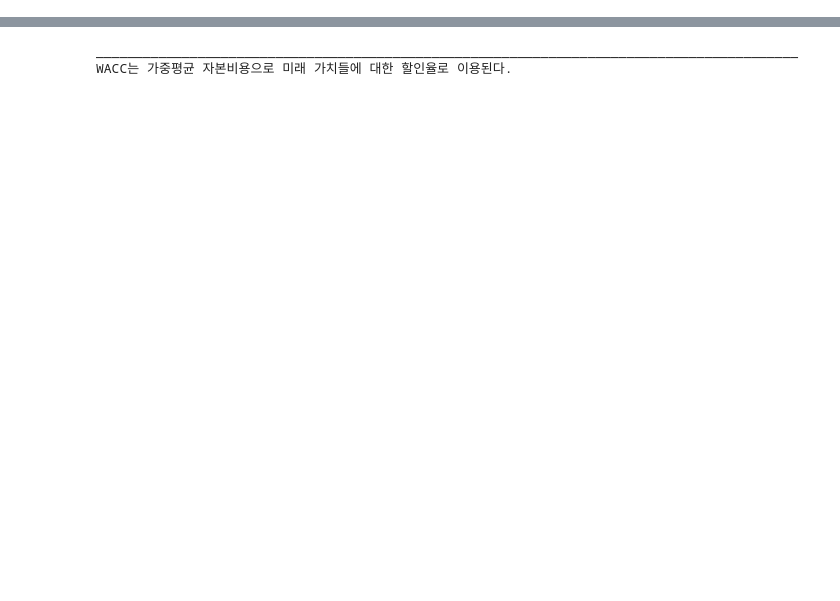
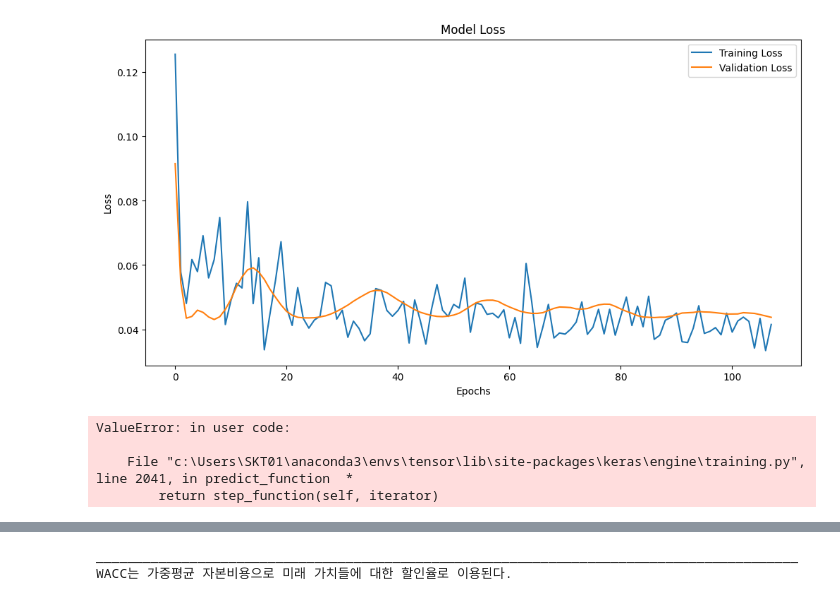
Before and after one commit to Data-MaSTeRR/DCF_Basic_firmValuation, a Jupyter notebook: DCF_withSalesML.ipynb, the cells around one changed output, grey strips where cells are left out. Drawn from its saved outputs; the diff is of its cells as text; code cells hidden in the pictures; blank space fills up the shorter version.

```diff
--- a/DCF_withSalesML.ipynb
+++ b/DCF_withSalesML.ipynb
@@ -30,7 +30,7 @@ df.dropna(inplace=True)  # NaN 값 제거
 scaler = MinMaxScaler()
 df['growth_rate'] = scaler.fit_transform(df[['growth_rate']])
 
-sequence_length = 16  # 시퀀스 길이 조정
+sequence_length = 8  # 시퀀스 길이 조정
 X, y = [], []
 
 for i in range(len(df) - sequence_length):
@@ -57,8 +57,8 @@ model = Sequential([
 model.compile(optimizer=tf.keras.optimizers.Adam(learning_rate=0.001), loss='mean_squared_error')
 
 # EarlyStopping 콜백 추가
-early_stop = EarlyStopping(monitor='val_loss', patience=10, restore_best_weights=True)
-model_checkpoint = ModelCheckpoint('/mnt/data/lstm_model.h5', monitor='val_loss', save_best_only=True)
+early_stop = EarlyStopping(monitor='val_loss', patience=100, restore_best_weights=True)
+model_checkpoint = ModelCheckpoint('lstm_model.h5', monitor='val_loss', save_best_only=True)
 
 # 모델 학습
 history = model.fit(X_train, y_train, validation_data=(X_val, y_val), epochs=200, batch_size=16, callbacks=[early_stop, model_checkpoint])
@@ -123,0 +140,5 @@ Epoch 1/200
+[figure, added]
+ValueError: in user code:
+
+    File "c:\Users\SKT01\anaconda3\envs\tensor\lib\site-packages\keras\engine\training.py", line 2041, in predict_function  *
+        return step_function(self, iterator)
```
Also changed, not shown: parts of 12 cells of this notebook, 2 other files.
